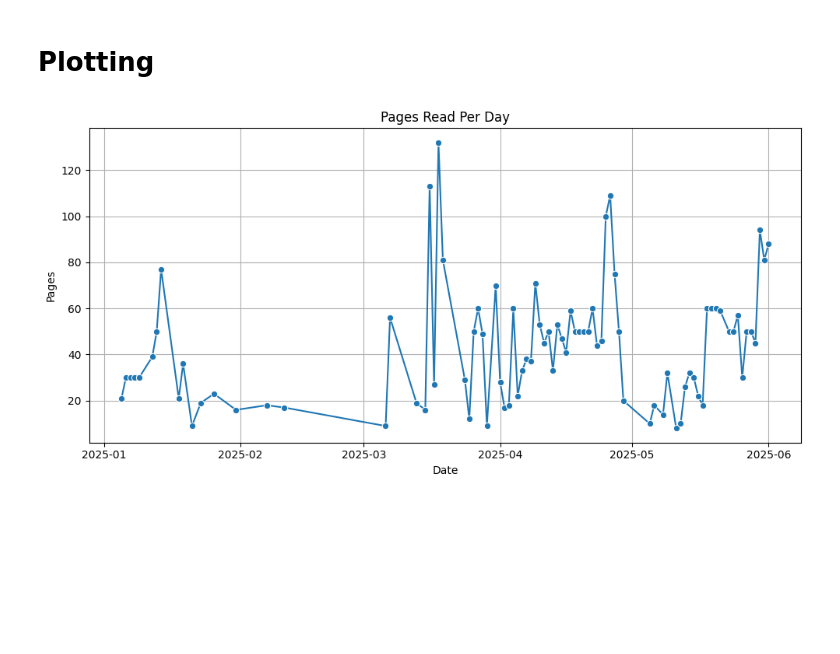
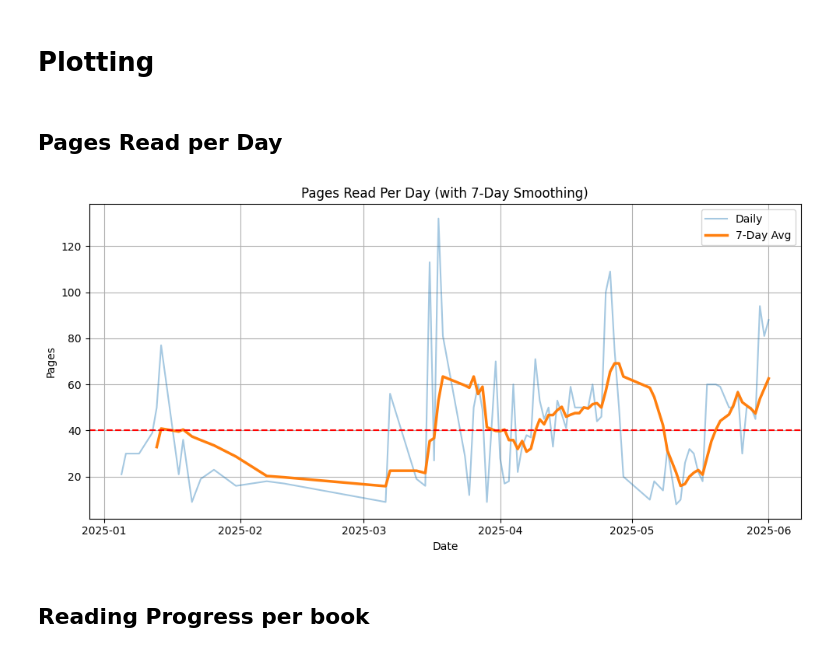
Before and after one commit to Cris2907/lecture-insights, a Jupyter notebook: lecture-insights.ipynb, the cells around one changed output. Drawn from its saved outputs; the diff is of its cells as text; code cells hidden in the pictures; blank space fills up the shorter version.

```diff
--- a/lecture-insights.ipynb
+++ b/lecture-insights.ipynb
@@ -15,9 +15,7 @@ books_read = pd.read_excel('info.xlsx', sheet_name='Books Read')
 books_read = books_read.drop(columns=['Pages Read', 'Pages Read.1', 'Complete', 'End Date', 'Progress'], errors='ignore')
 books_read['Date'] = pd.to_datetime(books_read['Date'], format='%d/%m/%Y')
 books_read = books_read.sort_values(by=['Date', 'Title'])
-# books_read['Pages Read'] = books_read.groupby('Title')['Current Page'].diff().fillna([100])
-# books_read.groupby('Title')['Current Page'].diff().fillna(0)
-# books_read.groupby('Title')['Current Page'].diff().fillna(10)
+books_read['Category'] = books_read['Category'].str.strip()
 
 
 
@@ -32,21 +30,30 @@ mask = books_read['Pages Read'].isna()
 books_read.loc[mask, 'Pages Read'] = books_read.loc[mask, 'Current Page']
 # %% [markdown]
 # Plotting
+# %% [markdown]
+## Pages Read per Day
 # %%
 import seaborn as sns
 import matplotlib.pyplot as plt
 
 # Daily pages read across all books
 daily = books_read.groupby('Date')['Pages Read'].sum().reset_index()
 daily.to_csv('daily_pages_read.csv', index=False)
+daily['Rolling Avg'] = daily['Pages Read'].rolling(window=7).mean()
+
 plt.figure(figsize=(10, 5))
-sns.lineplot(data=daily, x='Date', y='Pages Read', marker='o')
-plt.title("Pages Read Per Day")
+sns.lineplot(data=daily, x='Date', y='Pages Read', label='Daily', alpha=0.4)
+sns.lineplot(data=daily, x='Date', y='Rolling Avg', label='7-Day Avg', linewidth=2.5)
+plt.title("Pages Read Per Day (with 7-Day Smoothing)")
 plt.xlabel("Date")
 plt.ylabel("Pages")
 plt.grid(True)
+plt.legend()
+plt.axhline(40, color='red', linestyle='--', label='Daily Goal') # 40 pages daily goal
 plt.tight_layout()
 plt.show()
 # %% [output]
-[figure, old version]
+[figure, new version]
+# %% [markdown]
+## Reading Progress per book
 # %%
```
Also changed, not shown: parts of 10 cells of this notebook, 3 other files.
